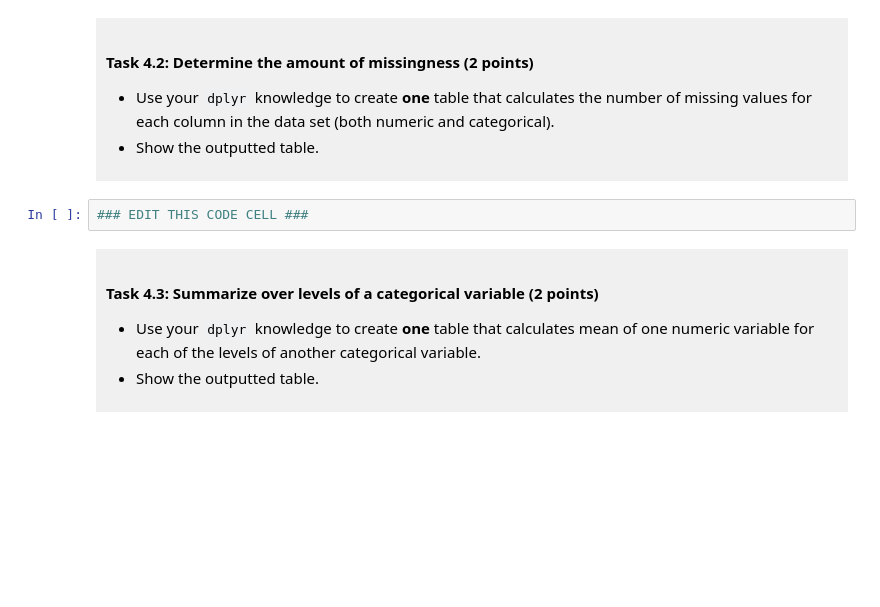
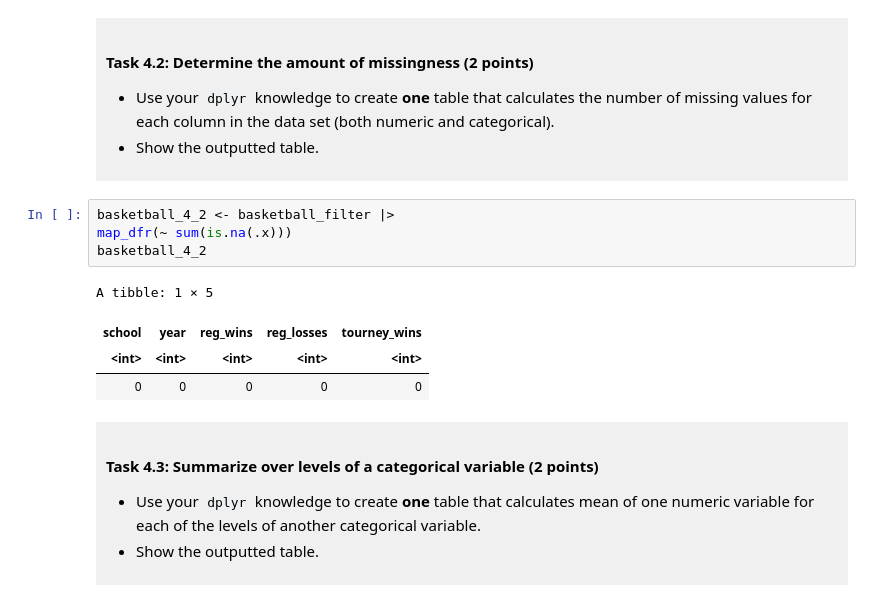
Before and after one commit to Severi-LI/dsci-100-project-Severi-LI, a Jupyter notebook: dsci-100-project-notebook.ipynb, the cells around one changed output. Cells and saved outputs as stored; diff of their text form; blank space fills up the shorter version.

```diff
--- a/dsci-100-project-notebook.ipynb
+++ b/dsci-100-project-notebook.ipynb
@@ -259,7 +293,14 @@ You will refine your research question (if needed) and produce a tidy data set.
 - Show the outputted table.
 </div>
 # %%
-### EDIT THIS CODE CELL ###
+basketball_4_2 <- basketball_filter |>
+map_dfr(~ sum(is.na(.x)))
+basketball_4_2
+# %% [output]
+A tibble: 1 × 5
+| school | year | reg_wins | reg_losses | tourney_wins |
+| <int> | <int> | <int> | <int> | <int> |
+| 0 | 0 | 0 | 0 | 0 |
 # %% [markdown]
 <div style="background-color: #f0f0f0; padding: 10px;">
 
```
Also changed, not shown: parts of 3 cells of this notebook.
